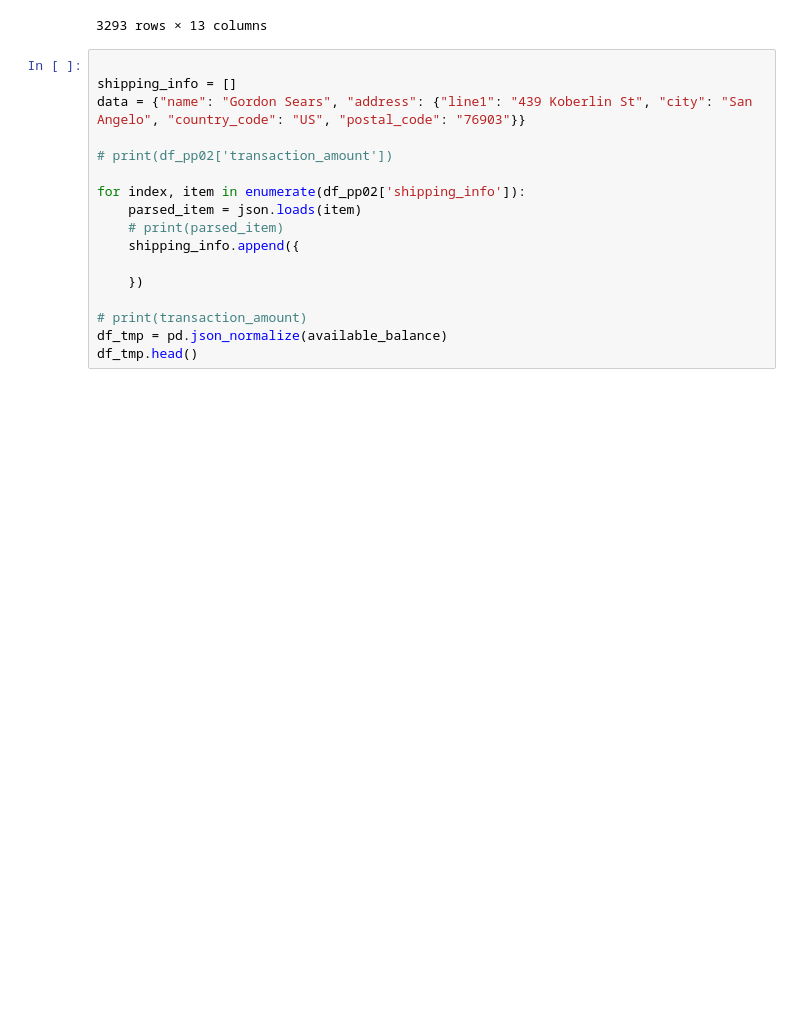
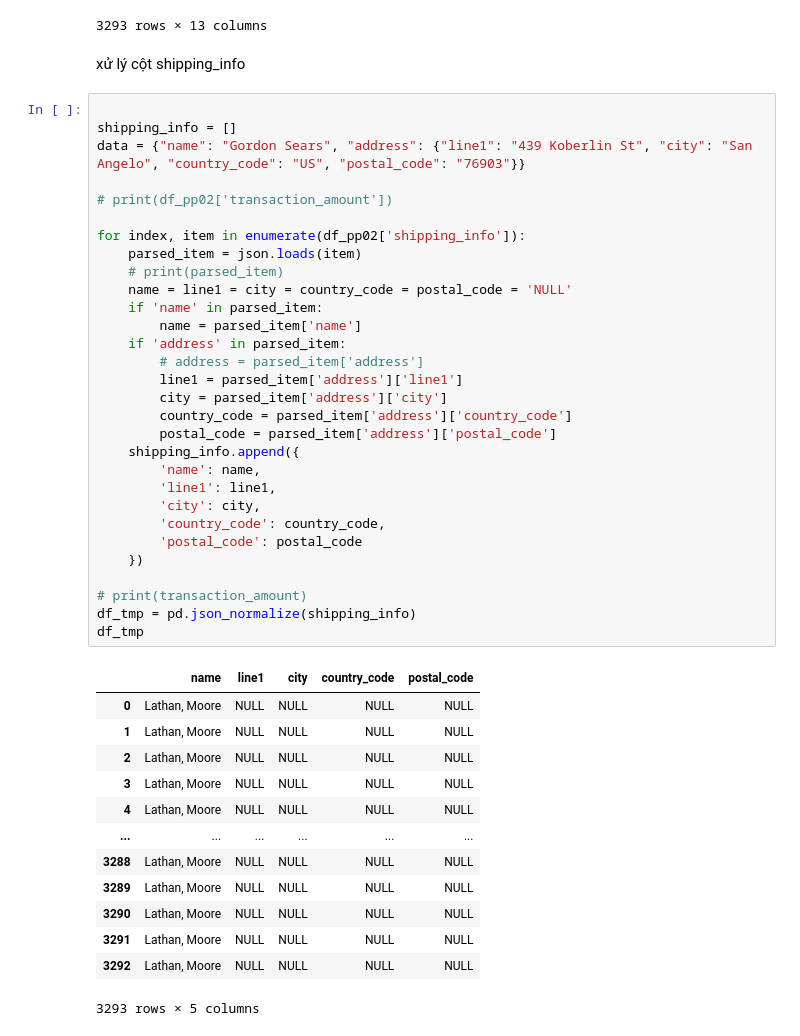
Before and after one commit to mynameisFuong/ETL-mini-project, a Jupyter notebook: clean_data.ipynb, the cells around one changed output. Cells and saved outputs as stored; diff of their text form; blank space fills up the shorter version.

```diff
--- a/clean_data.ipynb
+++ b/clean_data.ipynb
@@ -238,20 +256,49 @@ df_tmp
 | 3291 | 899UJ86SL7G38 | lathanhittmoore@gmail.com | N | N | NULL | Lathan | Moore | ... |
 | 3292 | 899UJ86SL7G38 | lathanhittmoore@gmail.com | N | N | NULL | Lathan | Moore | ... |
 3293 rows × 13 columns
+# %% [markdown]
+xử lý cột shipping_info
 # %%
 
 shipping_info = []
 data = {"name": "Gordon Sears", "address": {"line1": "439 Koberlin St", "city": "San Angelo", "country_code": "US", "postal_code": "76903"}}
 
 # print(df_pp02['transaction_amount'])
 
 for index, item in enumerate(df_pp02['shipping_info']):
     parsed_item = json.loads(item)
     # print(parsed_item)
+    name = line1 = city = country_code = postal_code = 'NULL'
+    if 'name' in parsed_item:
+        name = parsed_item['name']
+    if 'address' in parsed_item:
+        # address = parsed_item['address']
+        line1 = parsed_item['address']['line1']
+        city = parsed_item['address']['city']
+        country_code = parsed_item['address']['country_code']
+        postal_code = parsed_item['address']['postal_code']
     shipping_info.append({
-
+        'name': name,
+        'line1': line1,
+        'city': city,
+        'country_code': country_code,
+        'postal_code': postal_code
     })
 
 # print(transaction_amount)
-df_tmp = pd.json_normalize(available_balance)
-df_tmp.head()
+df_tmp = pd.json_normalize(shipping_info)
+df_tmp
+# %% [output]
+|  | name | line1 | city | country_code | postal_code |
+| 0 | Lathan, Moore | NULL | NULL | NULL | NULL |
+| 1 | Lathan, Moore | NULL | NULL | NULL | NULL |
+| 2 | Lathan, Moore | NULL | NULL | NULL | NULL |
+| 3 | Lathan, Moore | NULL | NULL | NULL | NULL |
+| 4 | Lathan, Moore | NULL | NULL | NULL | NULL |
+| ... | ... | ... | ... | ... | ... |
+| 3288 | Lathan, Moore | NULL | NULL | NULL | NULL |
+| 3289 | Lathan, Moore | NULL | NULL | NULL | NULL |
+| 3290 | Lathan, Moore | NULL | NULL | NULL | NULL |
+| 3291 | Lathan, Moore | NULL | NULL | NULL | NULL |
+| 3292 | Lathan, Moore | NULL | NULL | NULL | NULL |
+3293 rows × 5 columns
```
Also changed, not shown: parts of 3 cells of this notebook.
